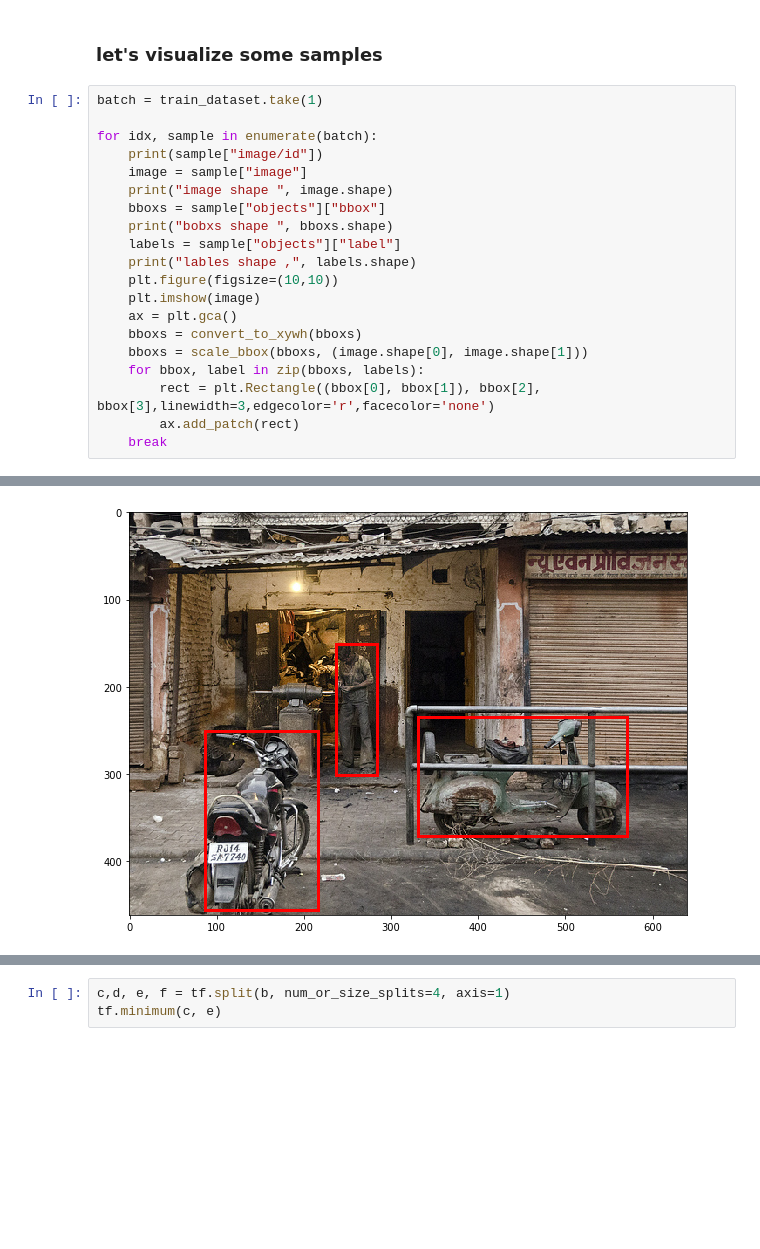
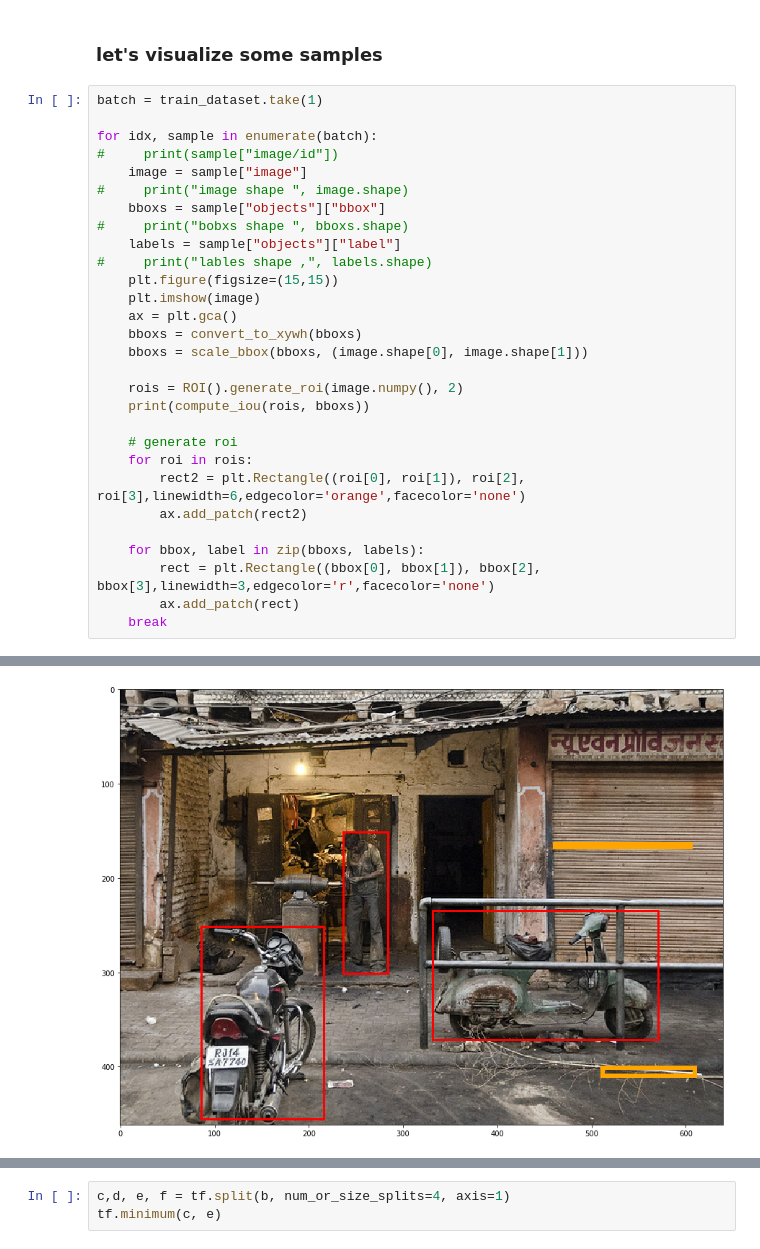
Before and after one commit to valentin-fngr/Neural-Network-Practices, a Jupyter notebook: convolutions/RCNN/rcnn_data.ipynb, the cells around one changed output, grey strips where cells are left out. Drawn from its saved outputs; the diff is of its cells as text; blank space fills up the shorter version.

```diff
--- a/convolutions/RCNN/rcnn_data.ipynb
+++ b/convolutions/RCNN/rcnn_data.ipynb
@@ -65,18 +65,27 @@ train_dataset
 batch = train_dataset.take(1)
 
 for idx, sample in enumerate(batch):
-    print(sample["image/id"])
+#     print(sample["image/id"])
     image = sample["image"]
-    print("image shape ", image.shape)
+#     print("image shape ", image.shape)
     bboxs = sample["objects"]["bbox"]
-    print("bobxs shape ", bboxs.shape)
+#     print("bobxs shape ", bboxs.shape)
     labels = sample["objects"]["label"]
-    print("lables shape ,", labels.shape)
-    plt.figure(figsize=(10,10))
+#     print("lables shape ,", labels.shape)
+    plt.figure(figsize=(15,15))
     plt.imshow(image)
     ax = plt.gca()
     bboxs = convert_to_xywh(bboxs)
     bboxs = scale_bbox(bboxs, (image.shape[0], image.shape[1]))
+
+    rois = ROI().generate_roi(image.numpy(), 2)
+    print(compute_iou(rois, bboxs))
+
+    # generate roi
+    for roi in rois:
+        rect2 = plt.Rectangle((roi[0], roi[1]), roi[2], roi[3],linewidth=6,edgecolor='orange',facecolor='none')
+        ax.add_patch(rect2)
+
     for bbox, label in zip(bboxs, labels):
         rect = plt.Rectangle((bbox[0], bbox[1]), bbox[2], bbox[3],linewidth=3,edgecolor='r',facecolor='none')
         ax.add_patch(rect)
@@ -101,4 +108,4 @@ corners tf.Tensor(
-[figure, old version]
+[figure, new version]
 # %%
 class ROI:
 
```
Also changed, not shown: parts of 6 cells of this notebook.
